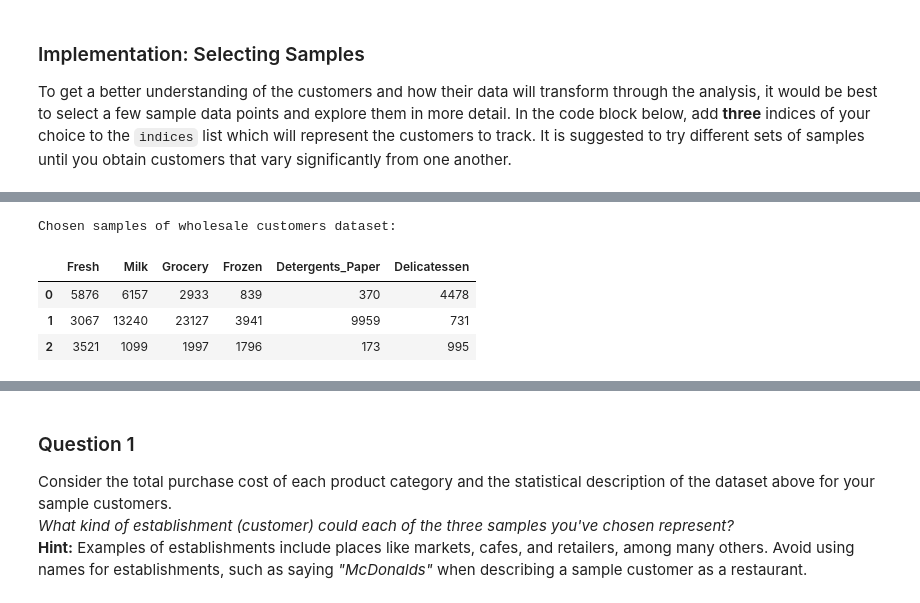
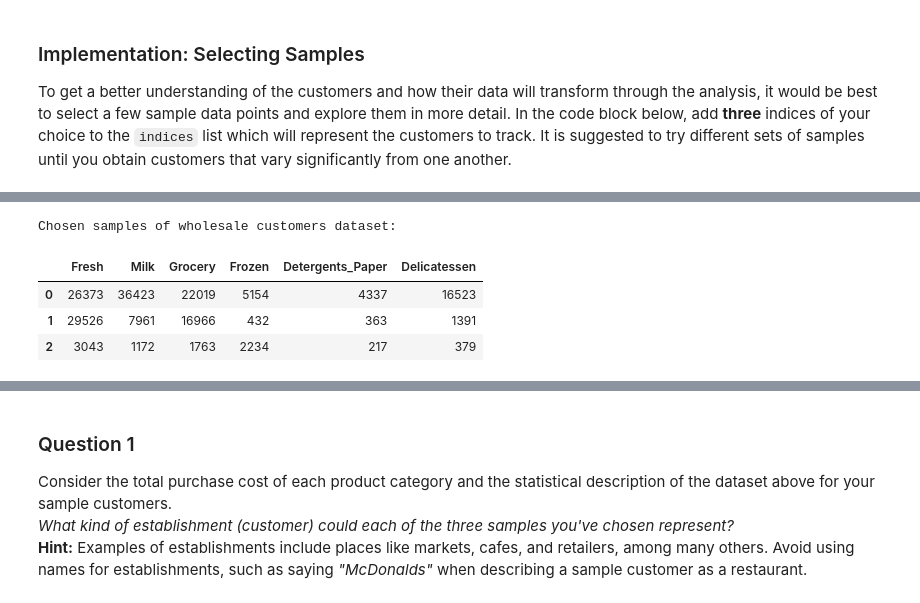
Before and after one commit to phanindravarma38/ConsumerAnalysys_UnsupervisedLearning, a Jupyter notebook: customer_segments.ipynb, the cells around one changed output, grey strips where cells are left out. Saved outputs shown, nothing was run; the diff lists cells and outputs as text; code cells hidden in the pictures.

```diff
--- a/customer_segments.ipynb
+++ b/customer_segments.ipynb
@@ -101,14 +164,19 @@ To get a better understanding of the customers and how their data will transform
 # %%
 # TODO: Select three indices of your choice you wish to sample from the dataset
-indices = [17,200,350]
+indices = [23,253,344]
 
 # Create a DataFrame of the chosen samples
 samples = pd.DataFrame(data.loc[indices], columns = data.keys()).reset_index(drop = True)
 print "Chosen samples of wholesale customers dataset:"
 display(samples)
+
+
+
+## Easier Way:
+#data.loc[[17,200,350],:]
 # %% [output]
 Chosen samples of wholesale customers dataset:
 |  | Fresh | Milk | Grocery | Frozen | Detergents_Paper | Delicatessen |
-| 0 | 5876 | 6157 | 2933 | 839 | 370 | 4478 |
-| 1 | 3067 | 13240 | 23127 | 3941 | 9959 | 731 |
-| 2 | 3521 | 1099 | 1997 | 1796 | 173 | 995 |
+| 0 | 26373 | 36423 | 22019 | 5154 | 4337 | 16523 |
+| 1 | 29526 | 7961 | 16966 | 432 | 363 | 1391 |
+| 2 | 3043 | 1172 | 1763 | 2234 | 217 | 379 |
```
Also changed, not shown: parts of 23 cells of this notebook.
